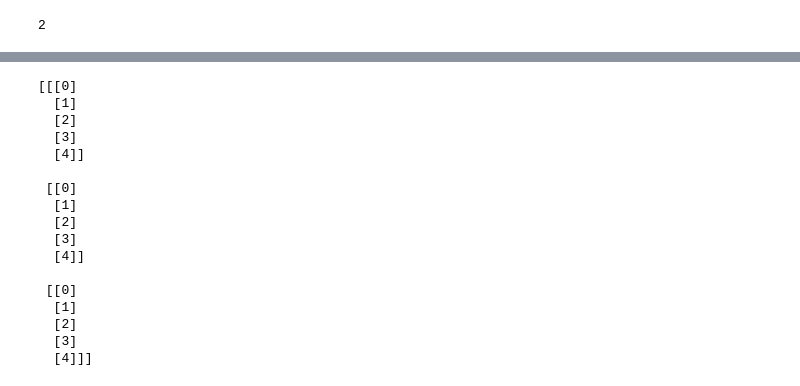
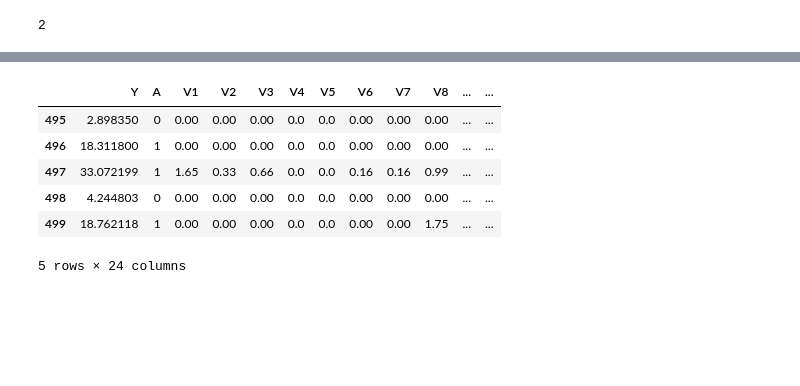
Before and after one commit to mullachv/causal_notes, a Jupyter notebook: framework/kcm_ker.ipynb, the cells around one changed output, grey strips where cells are left out. Drawn from its saved outputs; the diff is of its cells as text; code cells hidden in the pictures; blank space fills up the shorter version.

```diff
--- a/framework/kcm_ker.ipynb
+++ b/framework/kcm_ker.ipynb
@@ -421,20 +415,12 @@ TypeError: 'tuple' object cannot be interpreted as an integer
-# %%
-a =
-# %% [output]
-[[[0]
-  [1]
-  [2]
-  [3]
-  [4]]
-
- [[0]
-  [1]
-  [2]
-  [3]
-  [4]]
-
- [[0]
-  [1]
-  [2]
-  [3]
-  [4]]]
+# %%
+df = pd.read_csv('TestDatasets_lowD/testdataset7.csv')
+df.tail()
+# df.count
+# %% [output]
+|  | Y | A | V1 | V2 | V3 | V4 | V5 | V6 | V7 | V8 | ... | ... |
+| 495 | 2.898350 | 0 | 0.00 | 0.00 | 0.00 | 0.0 | 0.0 | 0.00 | 0.00 | 0.00 | ... | ... |
+| 496 | 18.311800 | 1 | 0.00 | 0.00 | 0.00 | 0.0 | 0.0 | 0.00 | 0.00 | 0.00 | ... | ... |
+| 497 | 33.072199 | 1 | 1.65 | 0.33 | 0.66 | 0.0 | 0.0 | 0.16 | 0.16 | 0.99 | ... | ... |
+| 498 | 4.244803 | 0 | 0.00 | 0.00 | 0.00 | 0.0 | 0.0 | 0.00 | 0.00 | 0.00 | ... | ... |
+| 499 | 18.762118 | 1 | 0.00 | 0.00 | 0.00 | 0.0 | 0.0 | 0.00 | 0.00 | 1.75 | ... | ... |
+5 rows × 24 columns
```
Also changed, not shown: parts of 18 cells of this notebook, 11 other files.
